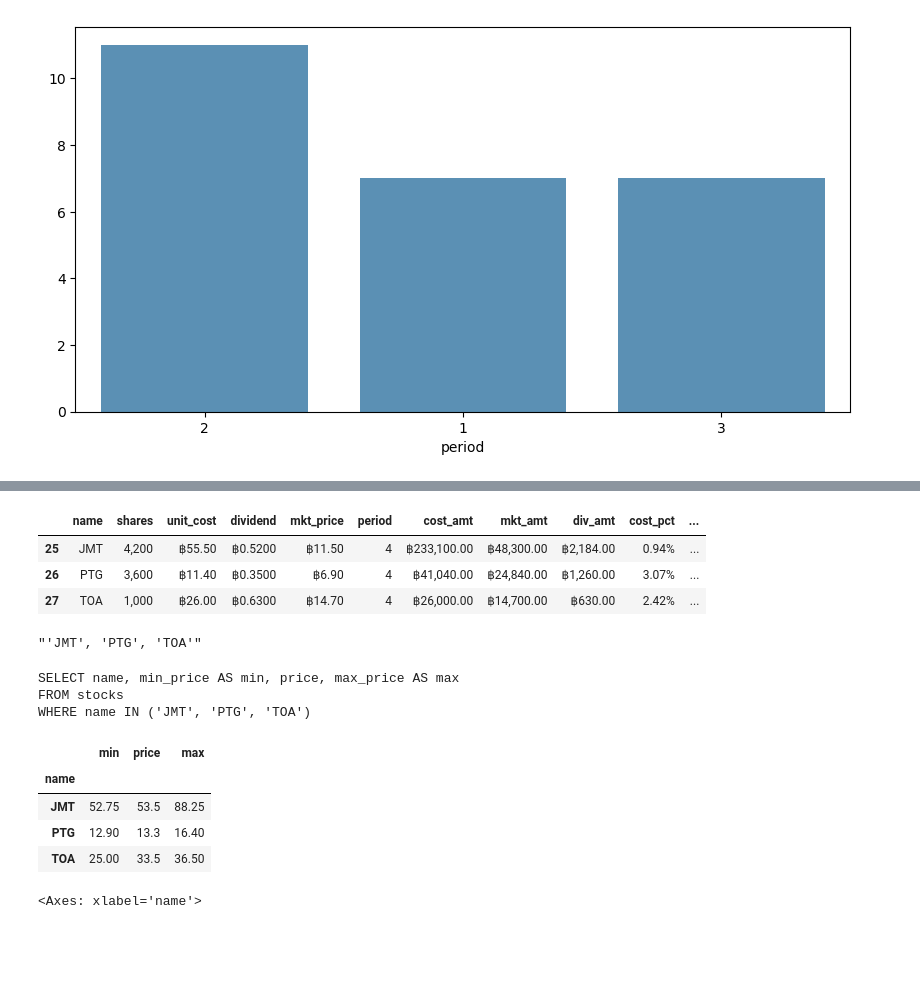
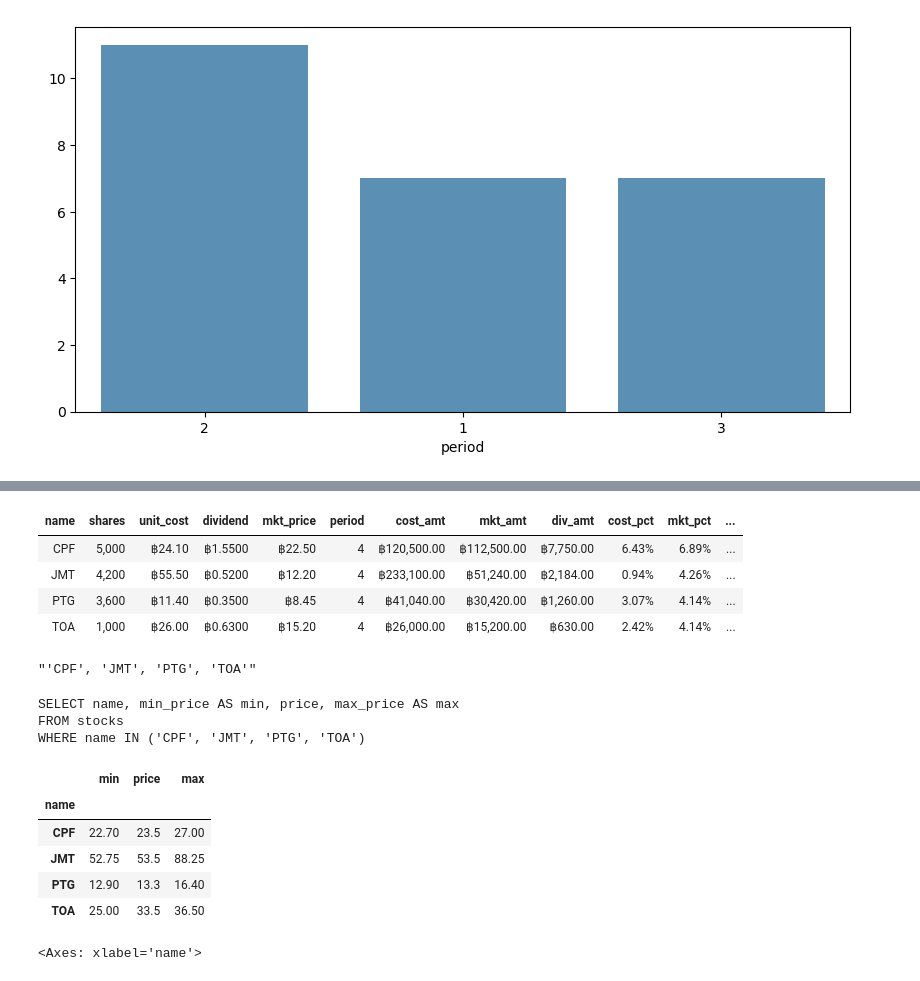
Before and after one commit to santimcs/A5, a Jupyter notebook: Ad hoc/050 - Market Amount by Period.ipynb, the cells around one changed output, grey strips where cells are left out. Drawn from its saved outputs; the diff is of its cells as text; code cells hidden in the pictures; blank space fills up the shorter version.

```diff
--- a/Ad hoc/050 - Market Amount by Period.ipynb
+++ b/Ad hoc/050 - Market Amount by Period.ipynb
@@ -31,5 +31,5 @@ datetime.date(2025, 8, 17)
 # %%
-num_business_days = BDay(2)
+num_business_days = BDay(1)
 yesterday = today - num_business_days
 yesterday = yesterday.date()
 today, yesterday
@@ -384,19 +394,20 @@ df9_tab
 [interactive output not drawn]
 # %%
 short_term = (df.period == '4')
-df.loc[short_term].head().style.format(format_dict)
+df.loc[short_term].head().style.format(format_dict).hide(axis="index")
 # %% [output]
-|  | name | shares | unit_cost | dividend | mkt_price | period | cost_amt | mkt_amt | div_amt | cost_pct | ... |
-| 25 | JMT | 4,200 | ฿55.50 | ฿0.5200 | ฿11.50 | 4 | ฿233,100.00 | ฿48,300.00 | ฿2,184.00 | 0.94% | ... |
-| 26 | PTG | 3,600 | ฿11.40 | ฿0.3500 | ฿6.90 | 4 | ฿41,040.00 | ฿24,840.00 | ฿1,260.00 | 3.07% | ... |
-| 27 | TOA | 1,000 | ฿26.00 | ฿0.6300 | ฿14.70 | 4 | ฿26,000.00 | ฿14,700.00 | ฿630.00 | 2.42% | ... |
+| name | shares | unit_cost | dividend | mkt_price | period | cost_amt | mkt_amt | div_amt | cost_pct | mkt_pct | ... |
+| CPF | 5,000 | ฿24.10 | ฿1.5500 | ฿22.50 | 4 | ฿120,500.00 | ฿112,500.00 | ฿7,750.00 | 6.43% | 6.89% | ... |
+| JMT | 4,200 | ฿55.50 | ฿0.5200 | ฿12.20 | 4 | ฿233,100.00 | ฿51,240.00 | ฿2,184.00 | 0.94% | 4.26% | ... |
+| PTG | 3,600 | ฿11.40 | ฿0.3500 | ฿8.45 | 4 | ฿41,040.00 | ฿30,420.00 | ฿1,260.00 | 3.07% | 4.14% | ... |
+| TOA | 1,000 | ฿26.00 | ฿0.6300 | ฿15.20 | 4 | ฿26,000.00 | ฿15,200.00 | ฿630.00 | 2.42% | 4.14% | ... |
 # %%
 data = df.loc[short_term]
 names = data['name']
 in_p = ", ".join(map(lambda name: "'%s'" % name, names))
 in_p
 # %% [output]
-"'JMT', 'PTG', 'TOA'"
+"'CPF', 'JMT', 'PTG', 'TOA'"
 # %%
 sql = '''
 SELECT name, min_price AS min, price, max_price AS max
@@ -411,9 +422,10 @@ stocks
 # %% [output]
 SELECT name, min_price AS min, price, max_price AS max
 FROM stocks
-WHERE name IN ('JMT', 'PTG', 'TOA')
+WHERE name IN ('CPF', 'JMT', 'PTG', 'TOA')
 |  | min | price | max |
 | name |  |  |  |
+| CPF | 22.70 | 23.5 | 27.00 |
 | JMT | 52.75 | 53.5 | 88.25 |
 | PTG | 12.90 | 13.3 | 16.40 |
 | TOA | 25.00 | 33.5 | 36.50 |
```
Also changed, not shown: parts of 25 cells of this notebook, 22 other files.
